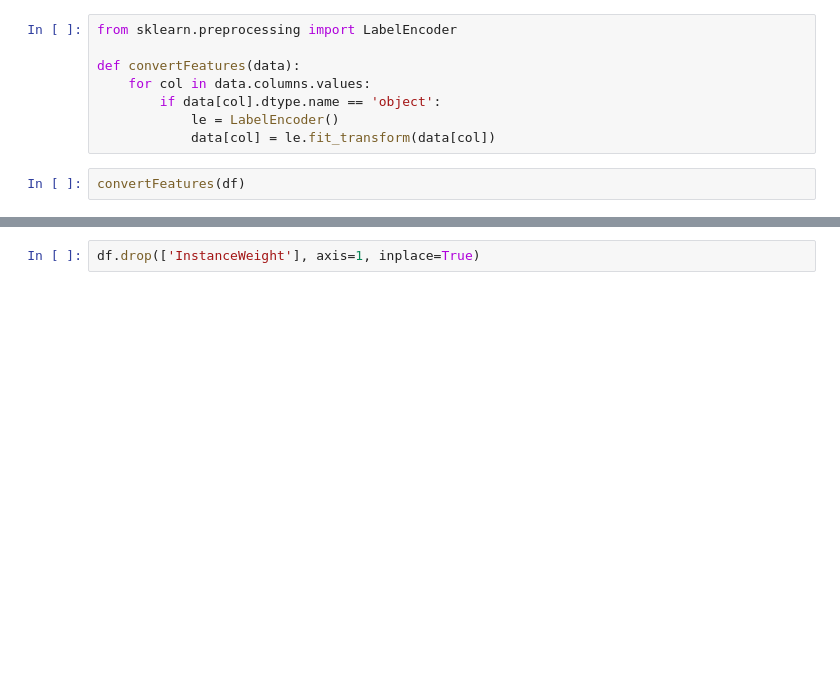
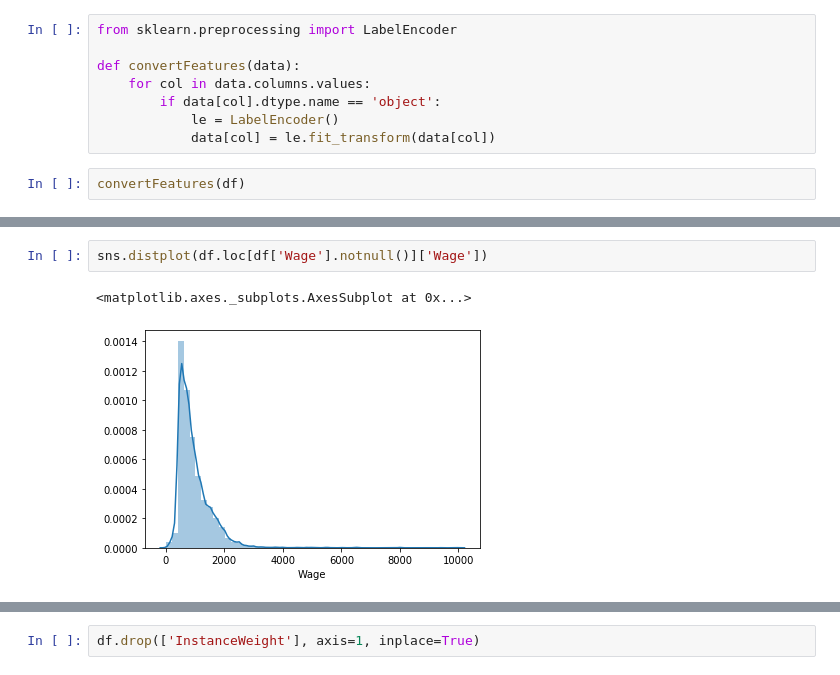
Before and after one commit to shaunmalti/Dataiku_Problem_2, a Jupyter notebook: Notebook.ipynb, the cells around one changed output, grey strips where cells are left out. Saved outputs shown, nothing was run; the diff lists cells and outputs as text; blank space fills up the shorter version.

```diff
--- a/Notebook.ipynb
+++ b/Notebook.ipynb
@@ -562,0 +656,5 @@ convertFeatures(df)
+# %%
+sns.distplot(df.loc[df['Wage'].notnull()]['Wage'])
+# %% [output]
+<matplotlib.axes._subplots.AxesSubplot at 0x...>
+[figure, added]
```
Also changed, not shown: parts of 20 cells of this notebook.
